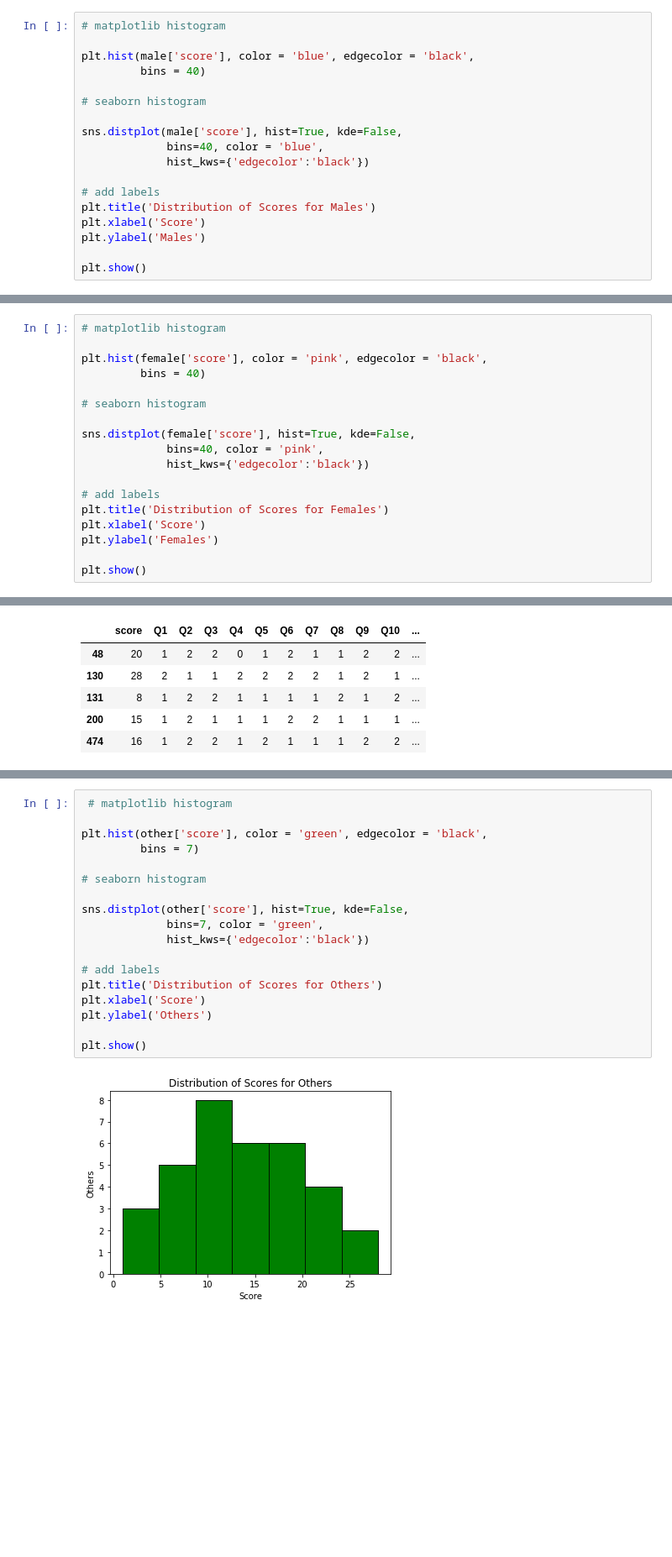
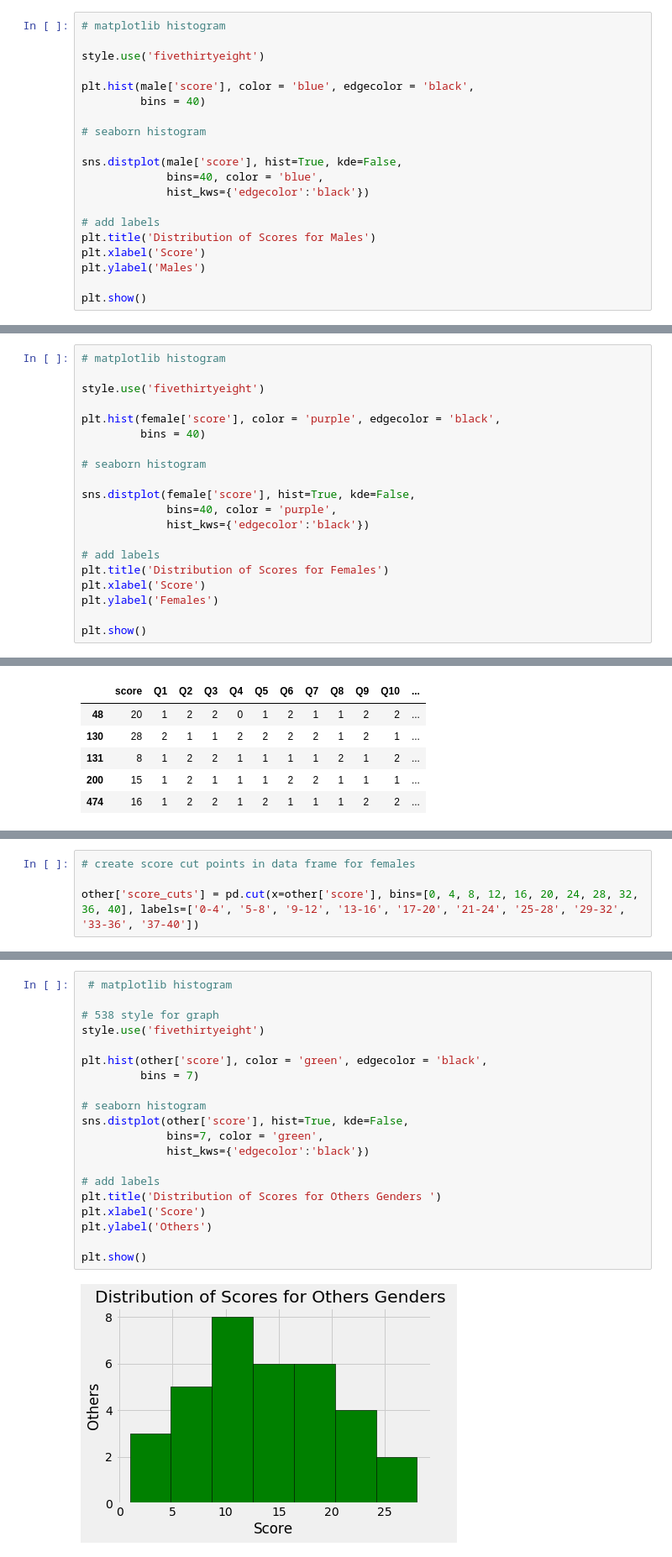
Before and after one commit to scrunts23/Unit-1-build-, a Jupyter notebook: Unit_1_Build.ipynb, the cells around one changed output, grey strips where cells are left out. Shown: that part at 84% size. Saved outputs shown, nothing was run; the diff lists cells and outputs as text; blank space fills up the shorter version.

Commit message:
Clean Visualizations

```diff
--- a/Unit_1_Build.ipynb
+++ b/Unit_1_Build.ipynb
@@ -208,5 +207,7 @@ male.describe()
 # %%
 # matplotlib histogram
+
+style.use('fivethirtyeight')
 
 plt.hist(male['score'], color = 'blue', edgecolor = 'black',
          bins = 40)
@@ -252,13 +263,15 @@ female.describe()
 # %%
 # matplotlib histogram
 
-plt.hist(female['score'], color = 'pink', edgecolor = 'black',
+style.use('fivethirtyeight')
+
+plt.hist(female['score'], color = 'purple', edgecolor = 'black',
          bins = 40)
 
 # seaborn histogram
 
 sns.distplot(female['score'], hist=True, kde=False,
-             bins=40, color = 'pink',
+             bins=40, color = 'purple',
              hist_kws={'edgecolor':'black'})
 
 # add labels
@@ -293,3 +306,7 @@ other.describe()
 | 50% | 13.500000 | 1.000000 | 2.000000 | 2.000000 | 1.000000 | 1.500000 | 2.000000 | 1.000000 | 1.000000 | 1.500000 | 1.500000 | ... |
 | 75% | 19.750000 | 2.000000 | 2.000000 | 2.000000 | 1.000000 | 2.000000 | 2.000000 | 2.000000 | 2.000000 | 2.000000 | 2.000000 | ... |
 | max | 28.000000 | 2.000000 | 2.000000 | 2.000000 | 2.000000 | 2.000000 | 2.000000 | 2.000000 | 2.000000 | 2.000000 | 2.000000 | ... |
+# %%
+# create score cut points in data frame for females
+
+other['score_cuts'] = pd.cut(x=other['score'], bins=[0, 4, 8, 12, 16, 20, 24, 28, 32, 36, 40], labels=['0-4', '5-8', '9-12', '13-16', '17-20', '21-24', '25-28', '29-32', '33-36', '37-40'])
@@ -296,21 +318,23 @@ other.describe()
 # %%
  # matplotlib histogram
+
+# 538 style for graph
+style.use('fivethirtyeight')
 
 plt.hist(other['score'], color = 'green', edgecolor = 'black',
          bins = 7)
 
 # seaborn histogram
-
 sns.distplot(other['score'], hist=True, kde=False,
              bins=7, color = 'green',
              hist_kws={'edgecolor':'black'})
 
 # add labels
-plt.title('Distribution of Scores for Others')
+plt.title('Distribution of Scores for Others Genders ')
 plt.xlabel('Score')
 plt.ylabel('Others')
 
 plt.show()
 # %% [output]
-[figure, old version]
+[figure, new version]
 # %%
```
Also changed, not shown: parts of 18 cells of this notebook.
